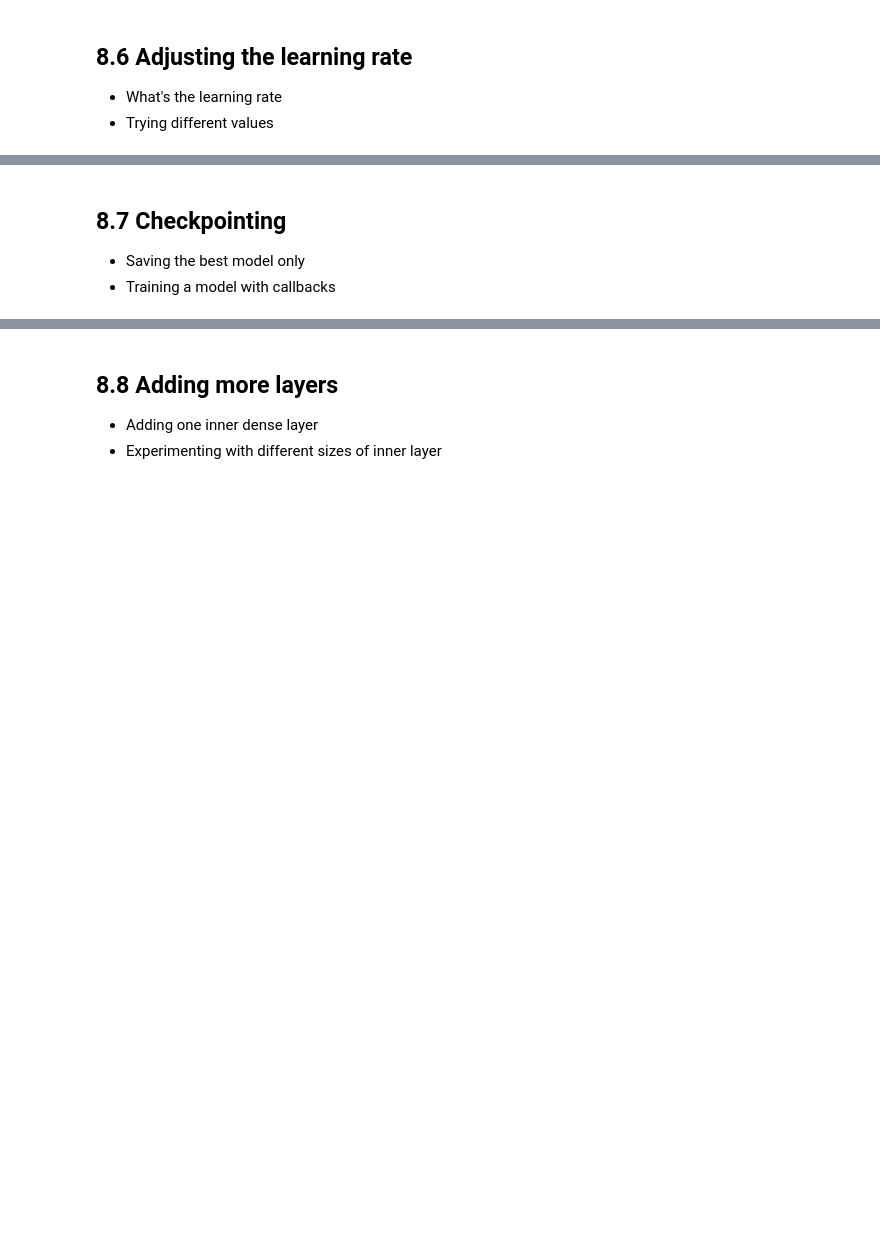
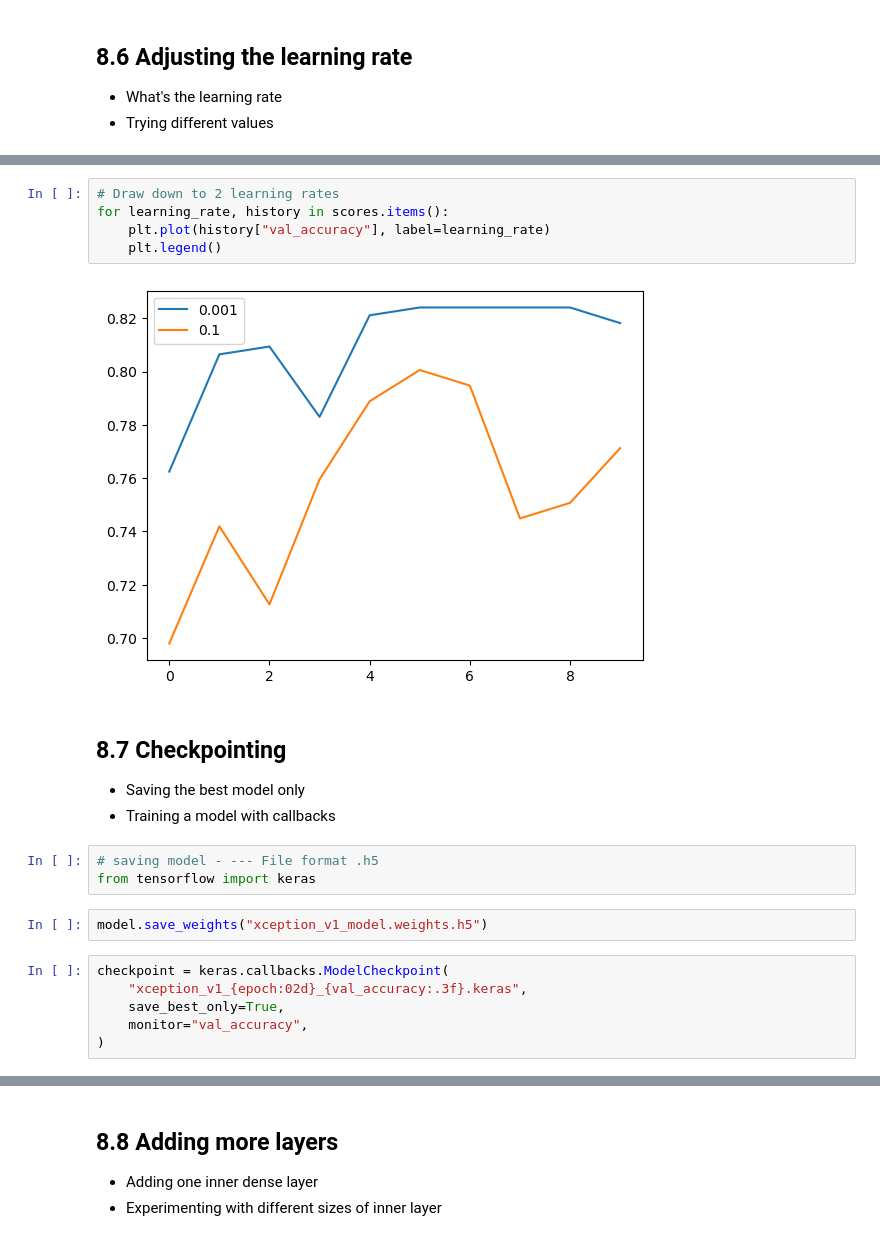
Before and after one commit to okellodaniel/ML_Scholar, a Jupyter notebook: 08-neural-networks/notebook.ipynb, the cells around one changed output, grey strips where cells are left out. Drawn from its saved outputs; the diff is of its cells as text; blank space fills up the shorter version.

```diff
--- a/08-neural-networks/notebook.ipynb
+++ b/08-neural-networks/notebook.ipynb
@@ -299,5 +446,23 @@ Epoch 10/10
+# %%
+# Draw down to 2 learning rates
+for learning_rate, history in scores.items():
+    plt.plot(history["val_accuracy"], label=learning_rate)
+    plt.legend()
+# %% [output]
+[figure, added]
 # %% [markdown]
 ## 8.7 Checkpointing
 
 * Saving the best model only
 * Training a model with callbacks
+# %%
+# saving model - --- File format .h5
+from tensorflow import keras
+# %%
+model.save_weights("xception_v1_model.weights.h5")
+# %%
+checkpoint = keras.callbacks.ModelCheckpoint(
+    "xception_v1_{epoch:02d}_{val_accuracy:.3f}.keras",
+    save_best_only=True,
+    monitor="val_accuracy",
+)
```
Also changed, not shown: parts of 58 cells of this notebook, 2 other files.
